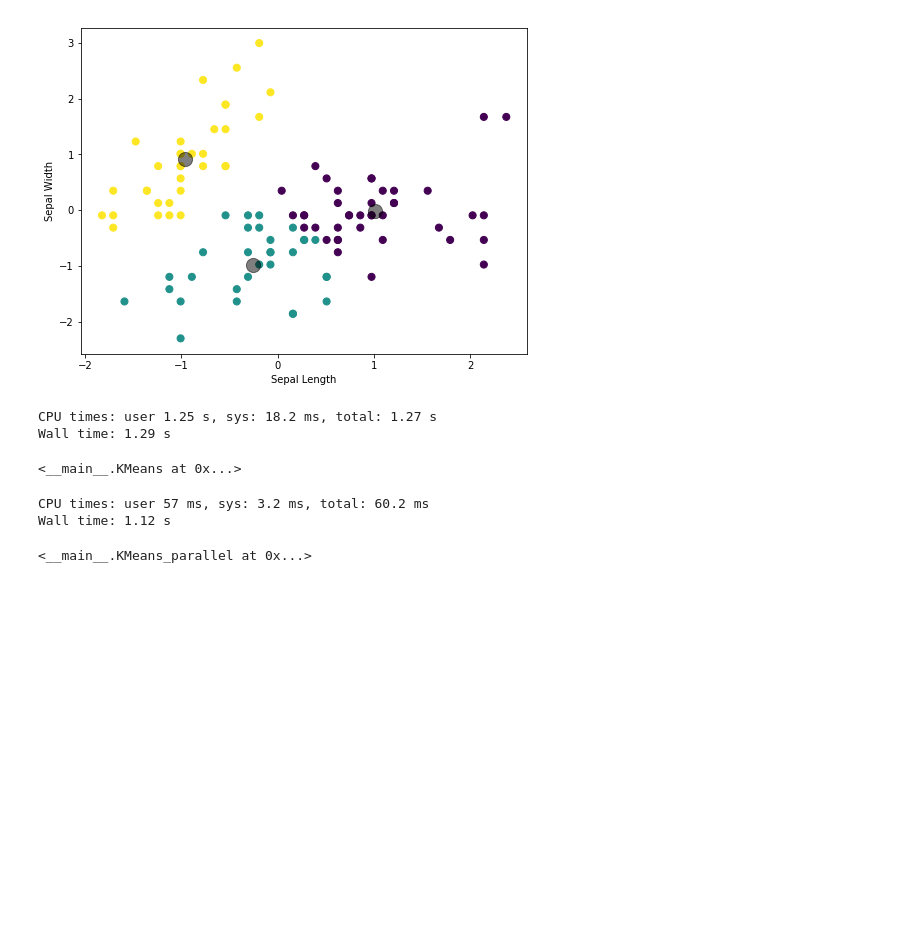
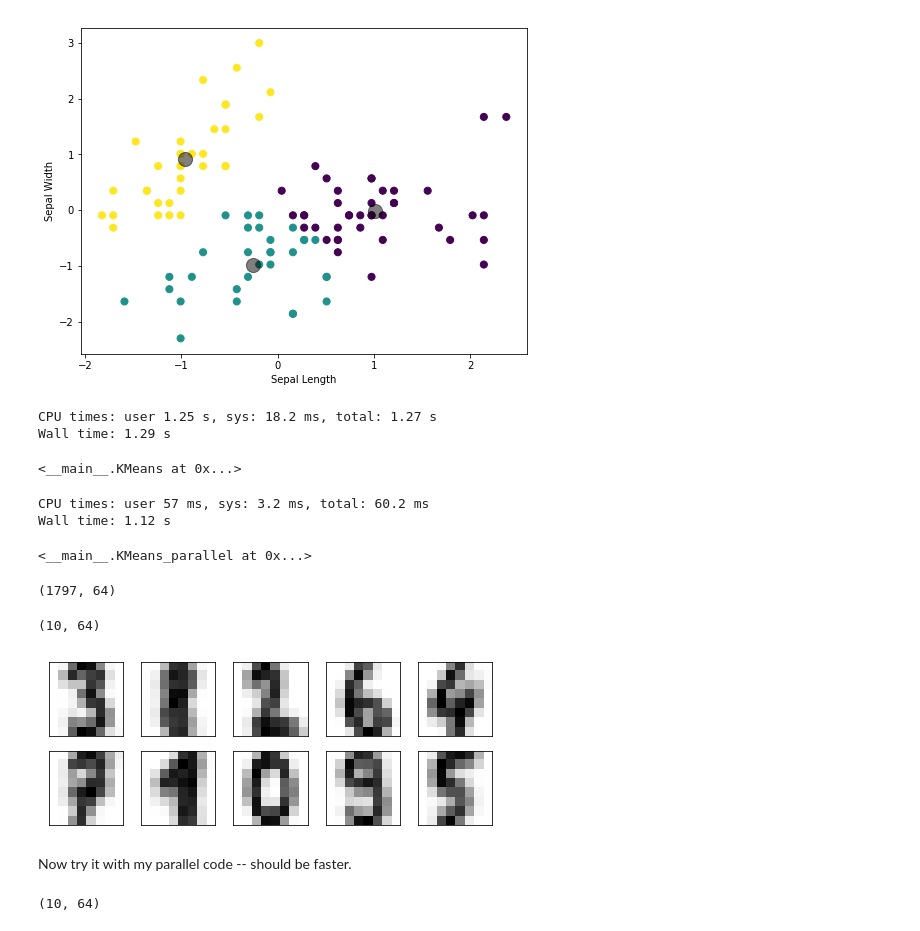
Before and after one commit to mc-robinson/ml_notebooks, a Jupyter notebook: machine_learning_from_scratch/kmeans_and_EM.ipynb, the cells around one changed output. Drawn from its saved outputs; the diff is of its cells as text; code cells hidden in the pictures; blank space fills up the shorter version.

Commit message:
added digits example with kmeans

```diff
--- a/machine_learning_from_scratch/kmeans_and_EM.ipynb
+++ b/machine_learning_from_scratch/kmeans_and_EM.ipynb
@@ -600,3 +600,32 @@ kmeans_p = KMeans_parallel(n_clusters=3, n_jobs=-1)
 CPU times: user 57 ms, sys: 3.2 ms, total: 60.2 ms
 Wall time: 1.12 s
 <__main__.KMeans_parallel at 0x...>
+# %%
+from sklearn.datasets import load_digits
+digits = load_digits()
+digits.data.shape
+# %% [output]
+(1797, 64)
+# %%
+kmeans = KMeans(n_clusters=10, random_state=0)
+clusters = kmeans.fit(digits.data)
+kmeans.cluster_centers_.shape
+# %% [output]
+(10, 64)
+# %%
+# plot the centers
+fig, ax = plt.subplots(2, 5, figsize=(8, 3))
+centers = kmeans.cluster_centers_.reshape(10, 8, 8)
+for axi, center in zip(ax.flat, centers):
+    axi.set(xticks=[], yticks=[])
+    axi.imshow(center, interpolation='nearest', cmap=plt.cm.binary)
+# %% [output]
+[figure, added]
+# %% [markdown]
+Now try it with my parallel code -- should be faster.
+# %%
+kmeans_p = KMeans_parallel(n_clusters=10, n_jobs=-1, random_state=0)
+kmeans_p.fit(digits.data)
+kmeans_p.centers_.shape
+# %% [output]
+(10, 64)
```
Also changed, not shown: parts of 3 cells of this notebook.
